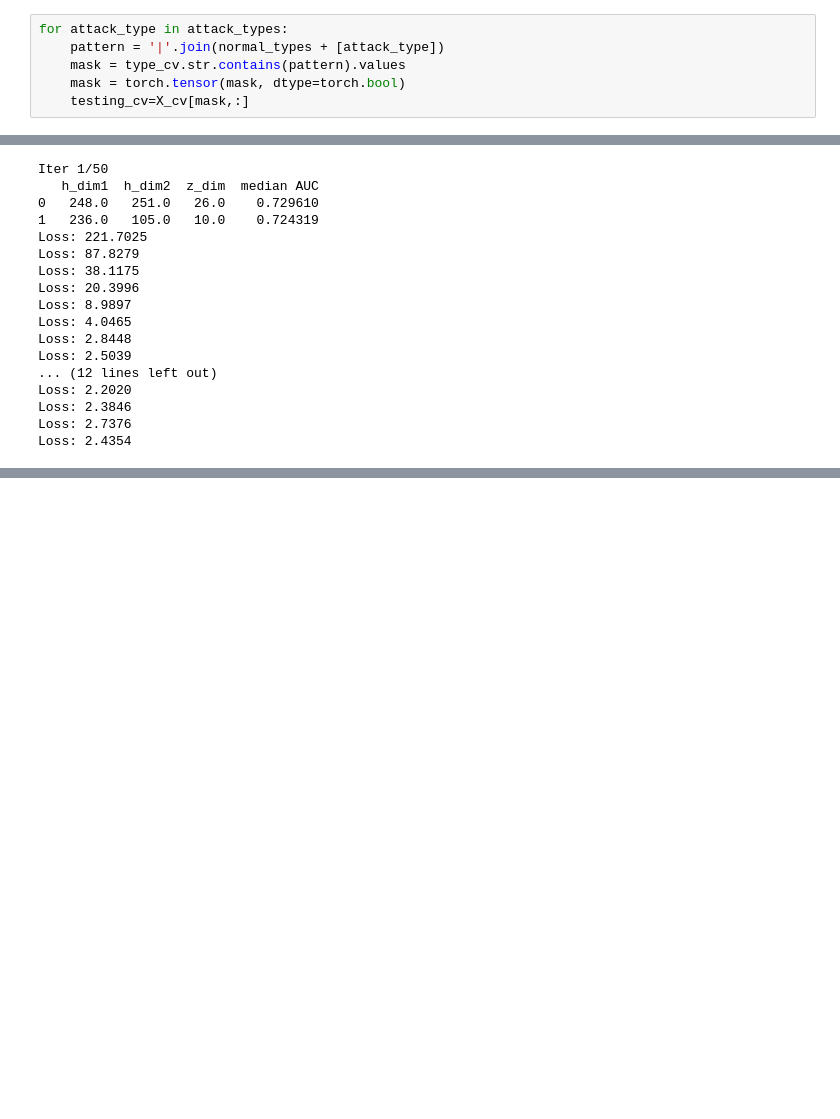
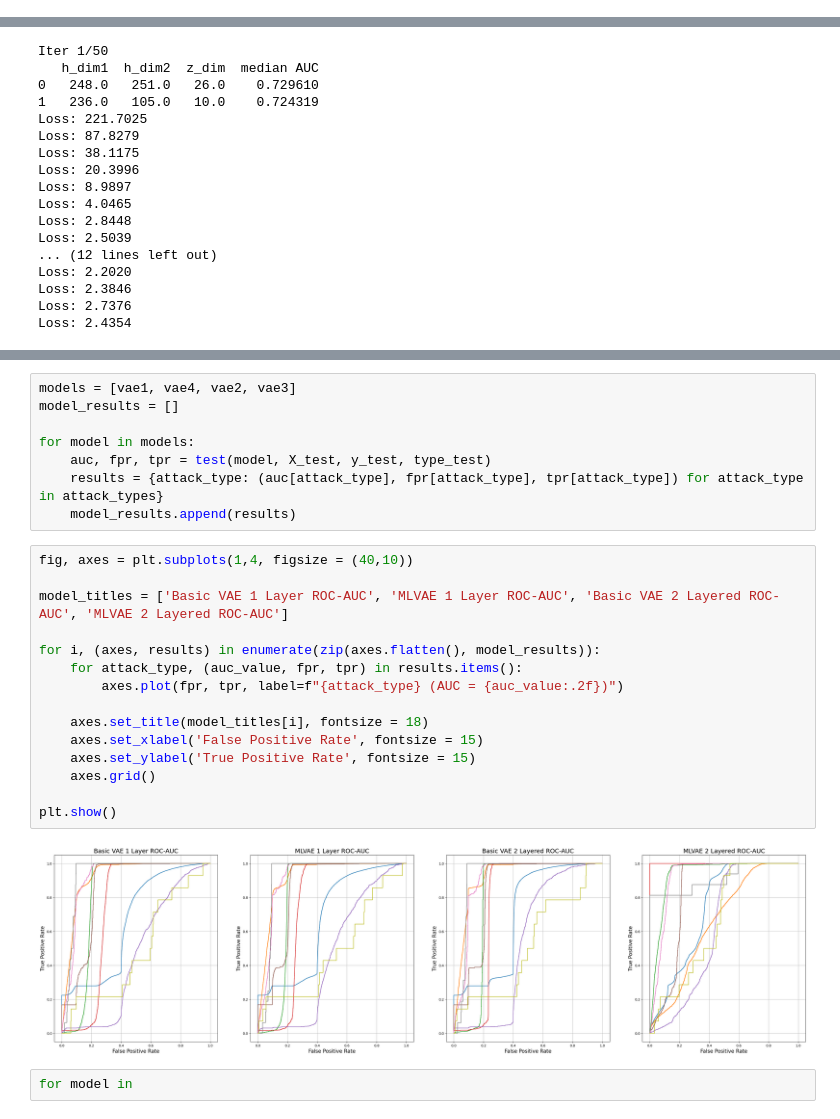
Before and after one commit to connormcmanigal/IoT-IDS-VAE-Classification, a Jupyter notebook: report.ipynb, the cells around one changed output, grey strips where cells are left out. Saved outputs shown, nothing was run; the diff lists cells and outputs as text; blank space fills up the shorter version.

```diff
--- a/report.ipynb
+++ b/report.ipynb
@@ -514,12 +515,6 @@ get_categorical_cols = lambda tensor: torch.all((tensor == 0) | (tensor == 1), d
 
 assert get_categorical_cols(X_train).equal(get_categorical_cols(X_cv))
 assert get_categorical_cols(X_train).equal(get_categorical_cols(X_test))
-# %%
-for attack_type in attack_types:
-    pattern = '|'.join(normal_types + [attack_type])
-    mask = type_cv.str.contains(pattern).values
-    mask = torch.tensor(mask, dtype=torch.bool)
-    testing_cv=X_cv[mask,:]
 # %%
 def train_model(modelClass, num_epochs=30, **kwargs):
     """
@@ -727,0 +788,27 @@ This would initialize model B with input_dim=None, {'kwargs': {'h_dim': 202, 'z_
+# %%
+models = [vae1, vae4, vae2, vae3]
+model_results = []
+
+for model in models:
+    auc, fpr, tpr = test(model, X_test, y_test, type_test)
+    results = {attack_type: (auc[attack_type], fpr[attack_type], tpr[attack_type]) for attack_type in attack_types}
+    model_results.append(results)
+# %%
+fig, axes = plt.subplots(1,4, figsize = (40,10))
+
+model_titles = ['Basic VAE 1 Layer ROC-AUC', 'MLVAE 1 Layer ROC-AUC', 'Basic VAE 2 Layered ROC-AUC', 'MLVAE 2 Layered ROC-AUC']
+
+for i, (axes, results) in enumerate(zip(axes.flatten(), model_results)):
+    for attack_type, (auc_value, fpr, tpr) in results.items():
+        axes.plot(fpr, tpr, label=f"{attack_type} (AUC = {auc_value:.2f})")
+
+    axes.set_title(model_titles[i], fontsize = 18)
+    axes.set_xlabel('False Positive Rate', fontsize = 15)
+    axes.set_ylabel('True Positive Rate', fontsize = 15)
+    axes.grid()
+
+plt.show()
+# %% [output]
+[figure, added]
+# %%
+for model in
```
Also changed, not shown: parts of 11 cells of this notebook.
